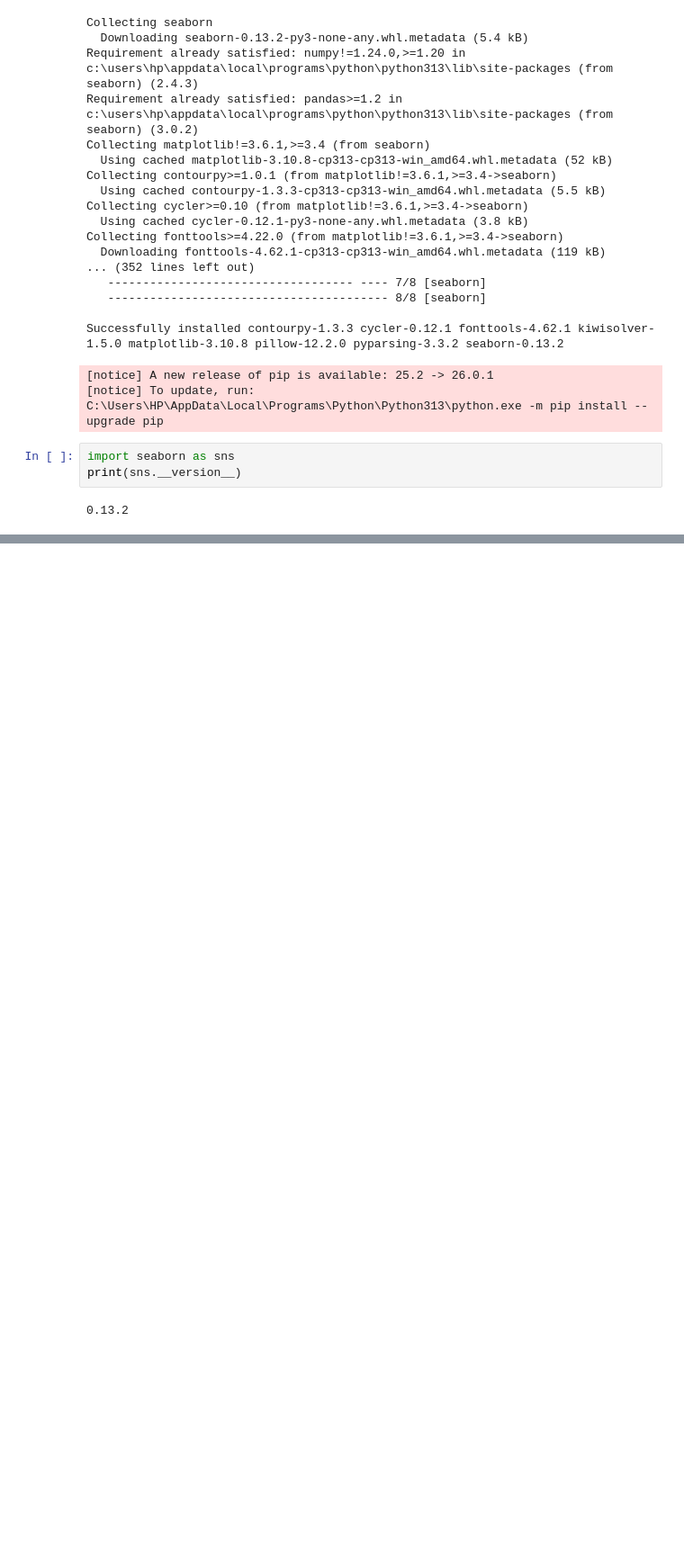
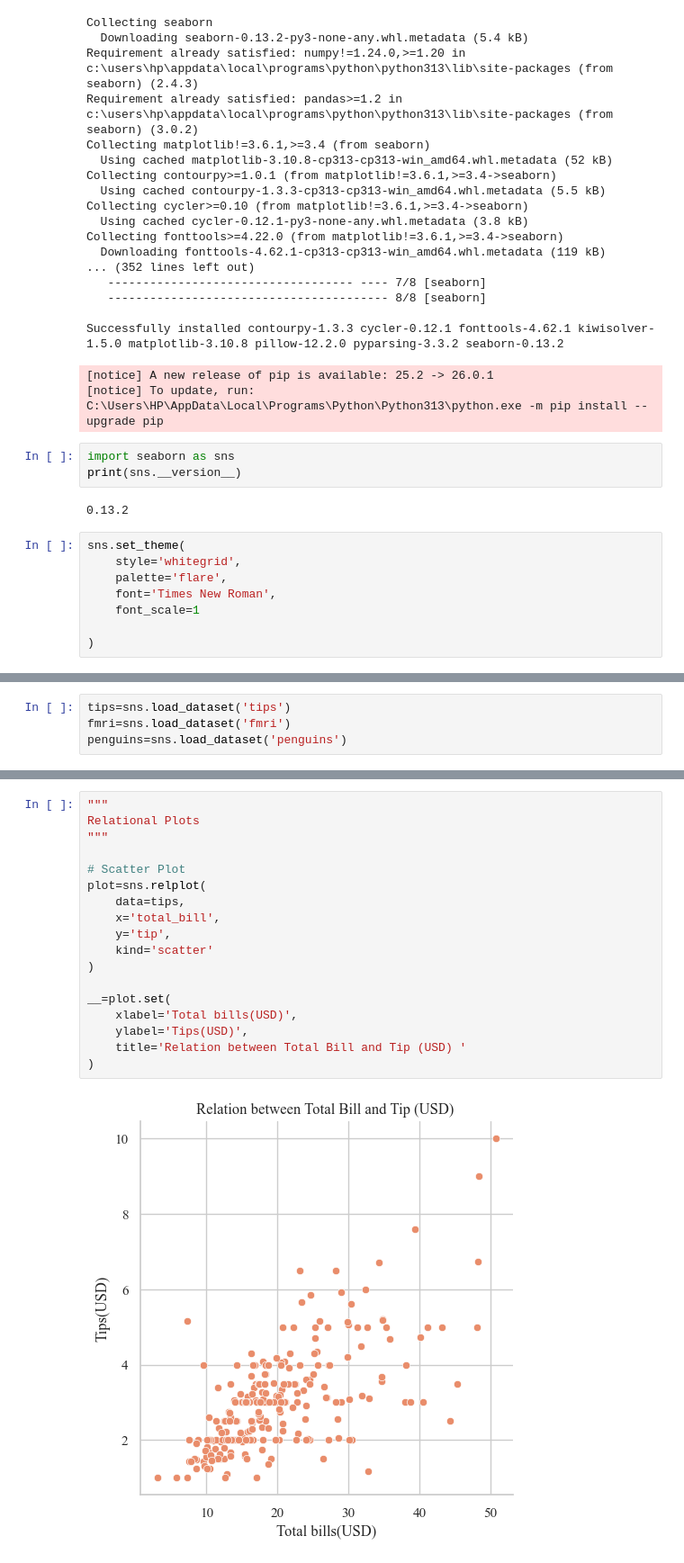
Before and after one commit to Irtisam99/Python_Programming, a Jupyter notebook: Data_visualization_seaborn.ipynb, the cells around one changed output, grey strips where cells are left out. Shown at 90% size. Saved outputs shown, nothing was run; the diff lists cells and outputs as text; blank space fills up the shorter version.

```diff
--- a/Data_visualization_seaborn.ipynb
+++ b/Data_visualization_seaborn.ipynb
@@ -29,3 +33,11 @@ import seaborn as sns
 print(sns.__version__)
 # %% [output]
 0.13.2
+# %%
+sns.set_theme(
+    style='whitegrid',
+    palette='flare',
+    font='Times New Roman',
+    font_scale=1
+
+)
@@ -31,0 +78,4 @@ print(sns.__version__)
+# %%
+tips=sns.load_dataset('tips')
+fmri=sns.load_dataset('fmri')
+penguins=sns.load_dataset('penguins')
@@ -31,0 +91,20 @@ print(sns.__version__)
+# %%
+"""
+Relational Plots
+"""
+
+# Scatter Plot
+plot=sns.relplot(
+    data=tips,
+    x='total_bill',
+    y='tip',
+    kind='scatter'
+)
+
+__=plot.set(
+    xlabel='Total bills(USD)',
+    ylabel='Tips(USD)',
+    title='Relation between Total Bill and Tip (USD) '
+)
+# %% [output]
+[figure, added]
```
Also changed, not shown: parts of 13 cells of this notebook.
